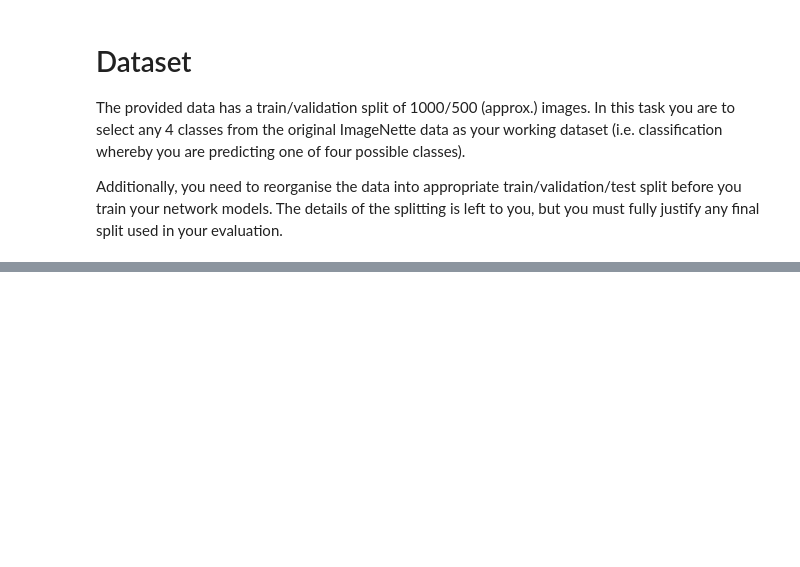
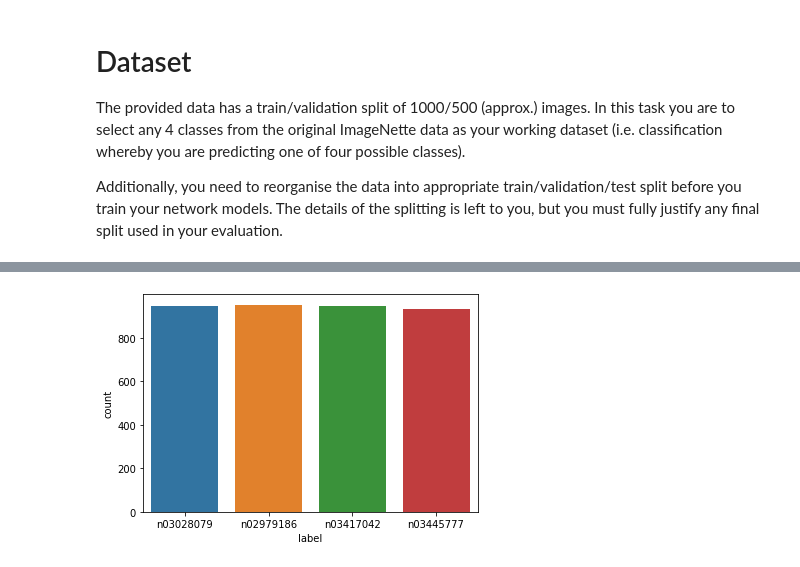
Before and after one commit to sur-sakthy/computer-vision, a Jupyter notebook: Assignment_1.ipynb, the cells around one changed output, grey strips where cells are left out. Cells and saved outputs as stored; diff of their text form; code cells hidden in the pictures; blank space fills up the shorter version.

```diff
--- a/Assignment_1.ipynb
+++ b/Assignment_1.ipynb
@@ -65,3 +70,6 @@ class_name = []
+# %%
+data = []
+labels = []
 # %%
 def load_dataset(img_folder):
     for dir in os.listdir(img_folder):
@@ -82,2 +104,4 @@ load_dataset(PATH_TO_VAL_DATA)
+# %%
+data, labels = shuffle(data, labels, random_state=0)
 # %%
-X_train, X_test, y_train, y_test = train_test_split(img_data_array, class_name, test_size=0.30, random_state=42)
+X_train, X_test, y_train, y_test = train_test_split(data, labels, test_size=0.30, random_state=42)
@@ -93,0 +110,3 @@ def get_target_val(target_dict, target_data):
+# %%
+df_train = pd.DataFrame(y_train, columns=['label'])
+df_train.head()
@@ -93,0 +120,5 @@ def get_target_val(target_dict, target_data):
+# %%
+sns.countplot(df_train['label'])
+plt.show()
+# %% [output]
+[figure, added]
```
Also changed, not shown: parts of 42 cells of this notebook.
